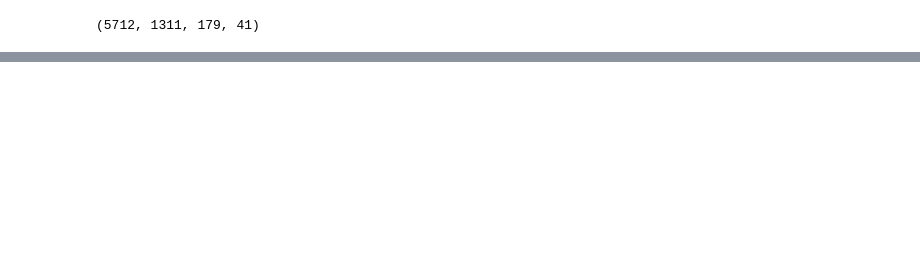
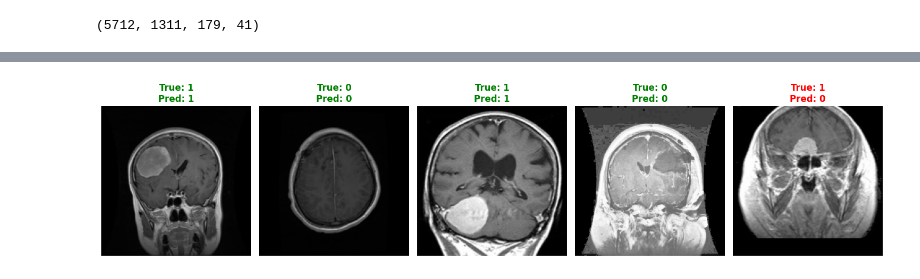
Before and after one commit to Graphical27/Brain-Tumor-Detection, a Jupyter notebook: VGG16 model.ipynb, the cells around one changed output, grey strips where cells are left out. Drawn from its saved outputs; the diff is of its cells as text; code cells hidden in the pictures; blank space fills up the shorter version.

```diff
--- a/VGG16 model.ipynb
+++ b/VGG16 model.ipynb
@@ -109,7 +110,7 @@ import matplotlib.pyplot as plt
 
 model = ViTForImageClassification.from_pretrained(
     "google/vit-base-patch16-224-in21k",
-    num_labels=4,
+    num_labels=6,
     ignore_mismatched_sizes=True
 )
 
@@ -157,7 +158,7 @@ for epoch in tqdm(range(EPOCHS)):
         acc = (outputs.argmax(1) == y).sum().item() / len(y)
         train_acc_epoch += acc
 
-        if batch_idx % 10 == 0:
+        if batch_idx % 50 == 0:
             print(f"Batch {batch_idx} | Train loss: {loss.item():.5f} | Train acc: {acc:.2f}")
 
     train_loss_epoch /= len(train_dataloader)
@@ -219,0 +250,64 @@ plot_loss_curves(train_loss_model, train_acc_model, test_loss_model, test_acc_mo
+# %%
+import random
+import matplotlib.pyplot as plt
+import numpy as np
+
+def get_random_test_samples(test_dataloader, num_samples=10):
+    test_batch = next(iter(test_dataloader))
+    test_images, test_labels = test_batch
+
+    random_indices = random.sample(range(len(test_images)), min(num_samples, len(test_images)))
+
+    random_images = test_images[random_indices]
+    random_labels = test_labels[random_indices]
+    resize_transform = transforms.Resize((224, 224))
+    random_images = torch.stack([resize_transform(img) for img in random_images])
+    return random_images, random_labels
+
+model.eval()
+
+random_images, random_labels = get_random_test_samples(test_dataloader, num_samples=5)
+
+with torch.no_grad():
+    random_images = random_images.to(next(model.parameters()).device)
+
+    pred_logits = model(random_images).logits
+    pred_probs = torch.softmax(pred_logits, dim=1)
+    pred_labels = torch.argmax(pred_probs, dim=1)
+
+random_images = random_images.cpu()
+random_labels = random_labels.cpu()
+pred_labels = pred_labels.cpu()
+
+plt.figure(figsize=(15, 10))
+for i, (image, true_label, pred_label) in enumerate(zip(random_images, random_labels, pred_labels)):
+    plt.subplot(1, 5, i+1)
+    img = image.permute(1, 2, 0).numpy()
+
+    if img.max() > 1.0:
+        img = img / 255.0
+
+    plt.imshow(img)
+
+    correct = true_label.item() == pred_label.item()
+    color = 'green' if correct else 'red'
+
+    plt.title(f"True: {true_label.item()}\nPred: {pred_label.item()}",
+              color=color, fontweight='bold')
+
+    if not correct:
+        plt.gca().spines['top'].set_color('red')
+        plt.gca().spines['bottom'].set_color('red')
+        plt.gca().spines['left'].set_color('red')
+        plt.gca().spines['right'].set_color('red')
+        plt.gca().spines['top'].set_linewidth(3)
+        plt.gca().spines['bottom'].set_linewidth(3)
+        plt.gca().spines['left'].set_linewidth(3)
+        plt.gca().spines['right'].set_linewidth(3)
+
+    plt.axis("off")
+plt.tight_layout()
+plt.show()
+_ = get_random_test_samples(test_dataloader, num_samples=10)
+# %% [output]
+[figure, added]
```
Also changed, not shown: parts of 7 cells of this notebook, 3 other files.
